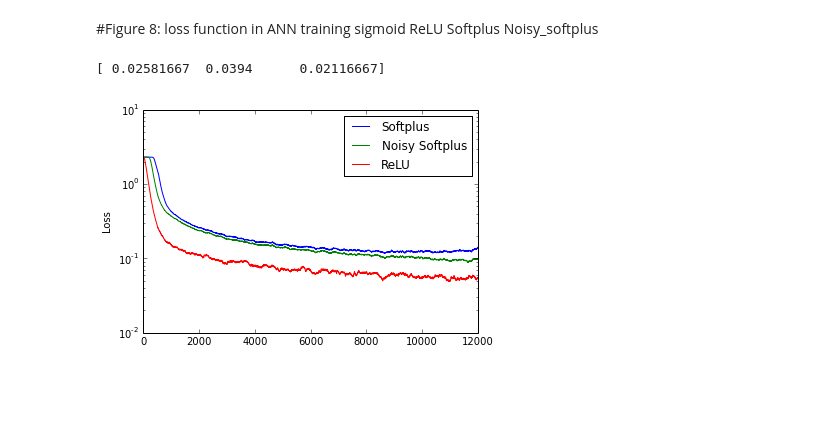
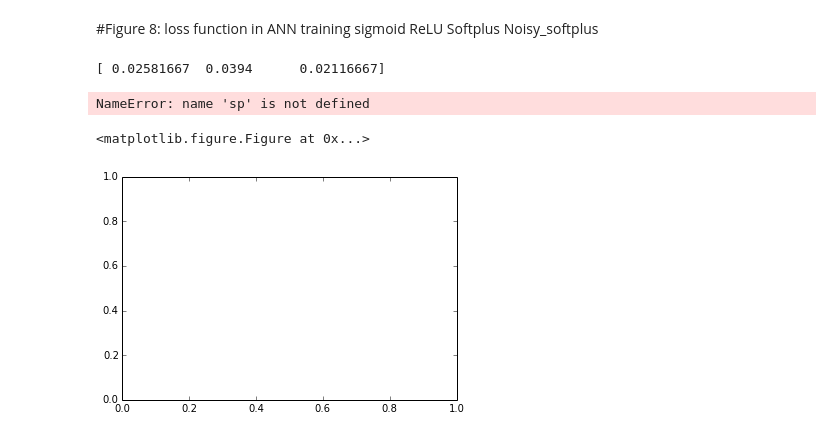
Before and after one commit to qian-liu/iconip2016, a Jupyter notebook: code/figure.ipynb, the cells around one changed output. Cells and saved outputs as stored; diff of their text form; code cells hidden in the pictures; blank space fills up the shorter version.

```diff
--- a/code/figure.ipynb
+++ b/code/figure.ipynb
@@ -561,21 +605,33 @@ frl = sio.loadmat('rl2.mat')
 # %%
 plt.clf()
 er = frl['error']
 print er.mean(axis=1)
 
-sp = frl['sp']
-plt.semilogy(np.mean(sp,axis=0),label='Softplus')
-nsp = frl['nsp']
-plt.semilogy(np.mean(nsp,axis=0),label='Noisy Softplus')
-relu = frl['relu']
-plt.semilogy(np.mean(relu,axis=0),label='ReLU')
-plt.ylabel('Loss')
-plt.legend(loc='upper right')
+# sp = frl['sp']
+# plt.semilogy(np.mean(sp,axis=0),label='Softplus')
+# nsp = frl['nsp']
+# plt.semilogy(np.mean(nsp,axis=0),label='Noisy Softplus')
+# relu = frl['relu']
+# plt.semilogy(np.mean(relu,axis=0),label='ReLU')
+# plt.ylabel('Loss')
+# plt.legend(loc='upper right')
+
+fig = plt.figure()
+ax = fig.add_subplot(111)
+ax.semilogy(np.mean(sp,axis=0),label='Softplus',linewidth=2)
+ax.semilogy(np.mean(nsp,axis=0),label='Noisy Softplus',linewidth=2)
+ax.semilogy(np.mean(relu,axis=0),label='ReLU',linewidth=2)
+ax.legend(loc='upper right')
+ax.set_ylabel('Loss')
+ax.set_xlabel('Iterations')
+setFigLinesBW(fig)
 # plt.plot(error)
 # cureve = plt.plot(range(rl.shape[1]), np.transpose(rl), linewidth='2')
 # plt.legend(curve, ['Softplus', 'Noisy_Softplus', 'ReLU'],  loc='upper right') #, shadow=True loc='upper left'
 
 plt.savefig('pic/8.pdf')
 # %% [output]
 [ 0.02581667  0.0394      0.02116667]
+NameError: name 'sp' is not defined
+<matplotlib.figure.Figure at 0x...>
-[figure, old version]
+[figure, new version]
```
Also changed, not shown: parts of 32 cells of this notebook, 42 other files.
